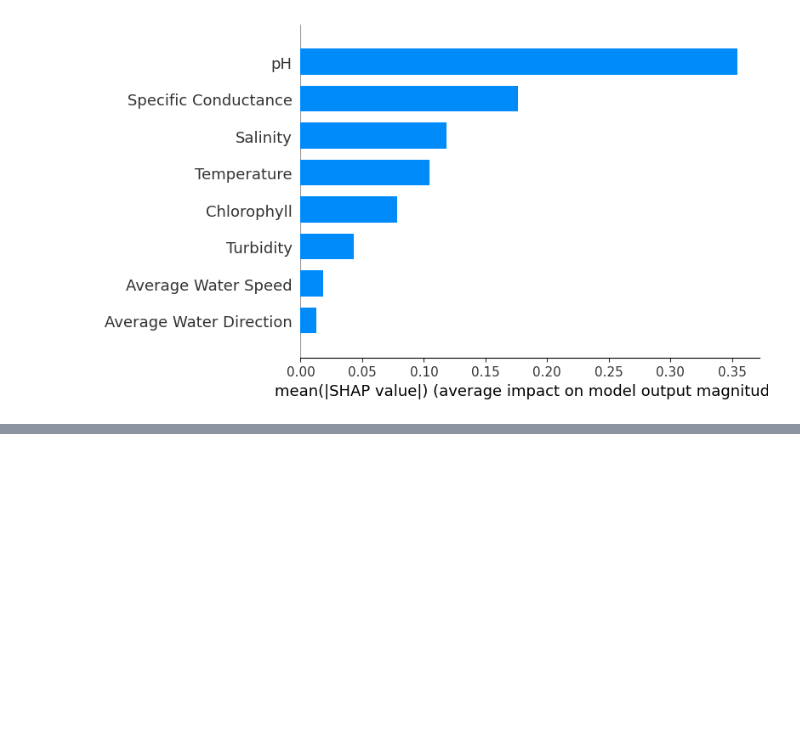
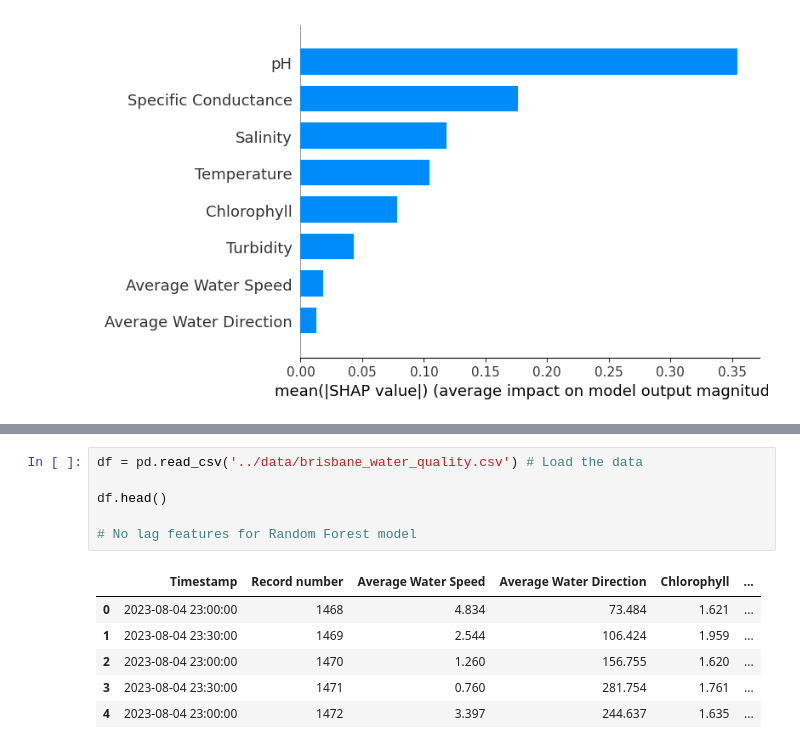
Before and after one commit to Deppi15/INFO381, a Jupyter notebook: notebooks/notebook.ipynb, the cells around one changed output, grey strips where cells are left out. Drawn from its saved outputs; the diff is of its cells as text; blank space fills up the shorter version.

```diff
--- a/notebooks/notebook.ipynb
+++ b/notebooks/notebook.ipynb
@@ -1017,0 +1027,13 @@ shap.summary_plot(shap_values, X_test, plot_type='bar')
+# %%
+df = pd.read_csv('../data/brisbane_water_quality.csv') # Load the data
+
+df.head()
+
+# No lag features for Random Forest model
+# %% [output]
+|  | Timestamp | Record number | Average Water Speed | Average Water Direction | Chlorophyll | ... |
+| 0 | 2023-08-04 23:00:00 | 1468 | 4.834 | 73.484 | 1.621 | ... |
+| 1 | 2023-08-04 23:30:00 | 1469 | 2.544 | 106.424 | 1.959 | ... |
+| 2 | 2023-08-04 23:00:00 | 1470 | 1.260 | 156.755 | 1.620 | ... |
+| 3 | 2023-08-04 23:30:00 | 1471 | 0.760 | 281.754 | 1.761 | ... |
+| 4 | 2023-08-04 23:00:00 | 1472 | 3.397 | 244.637 | 1.635 | ... |
```
Also changed, not shown: parts of 7 cells of this notebook.
